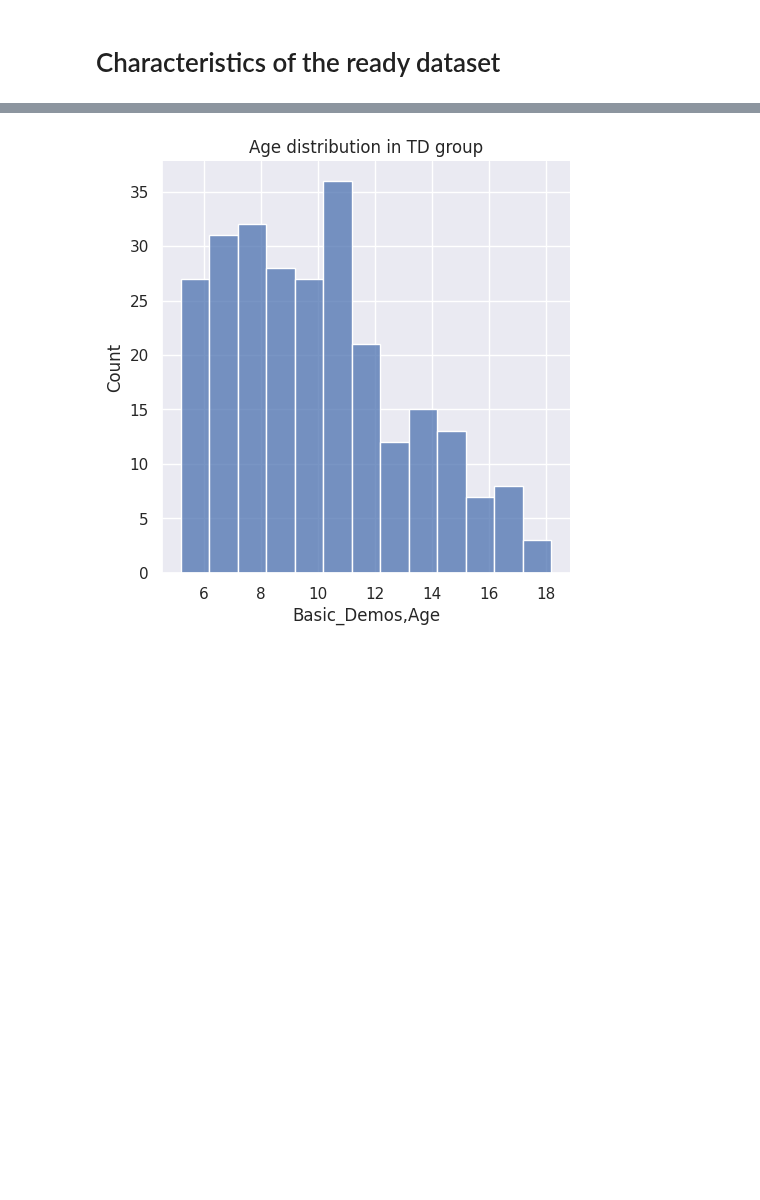
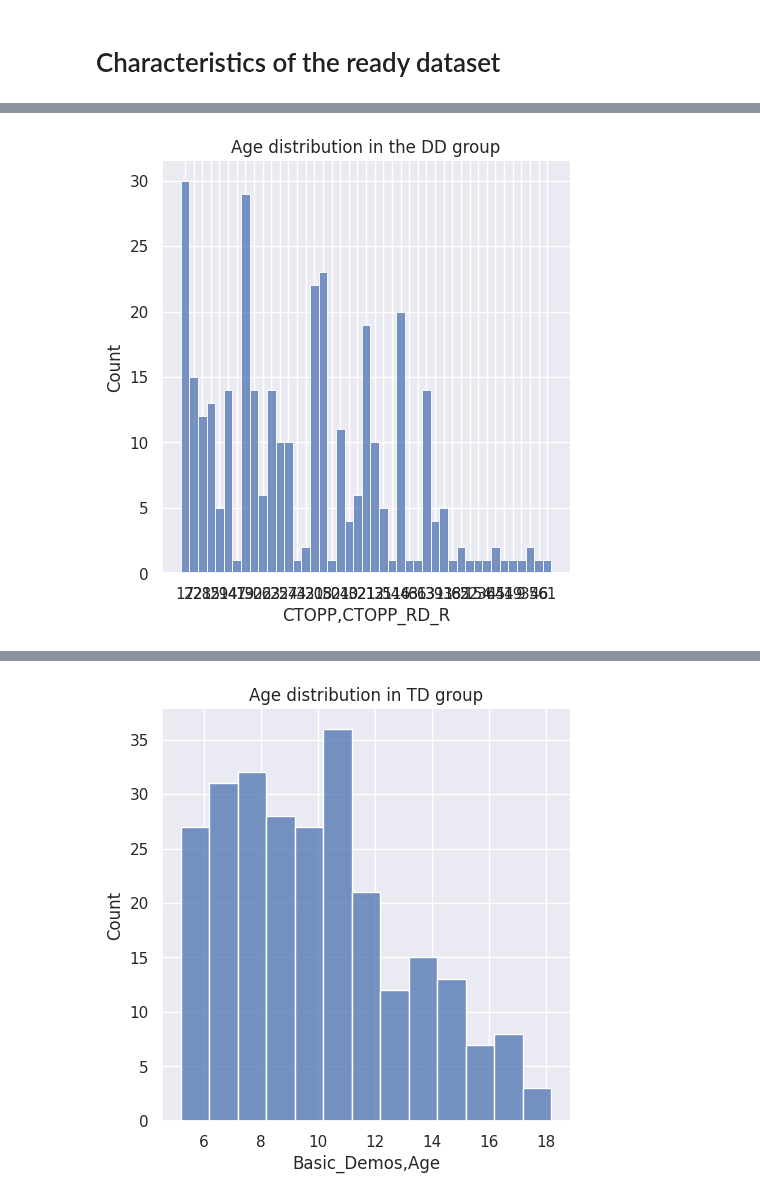
Before and after one commit to cristinarainich/Child-Mind-Institute-Project, a Jupyter notebook: Pheno_data_finalquery.ipynb, the cells around one changed output, grey strips where cells are left out. Drawn from its saved outputs; the diff is of its cells as text; code cells hidden in the pictures; blank space fills up the shorter version.

```diff
--- a/Pheno_data_finalquery.ipynb
+++ b/Pheno_data_finalquery.ipynb
@@ -730,0 +735,6 @@ pl.title('Age distribution in DD group');
+# %%
+sns.displot(data_filtered[(data_filtered['DD'] == 1) &(data_filtered['CTOPP,CTOPP_RD_R'] != '.')]['CTOPP,CTOPP_RD_R'],
+             binwidth = 1)
+pl.title('Age distribution in the DD group');
+# %% [output]
+[figure, added]
```
Also changed, not shown: parts of 10 cells of this notebook.
